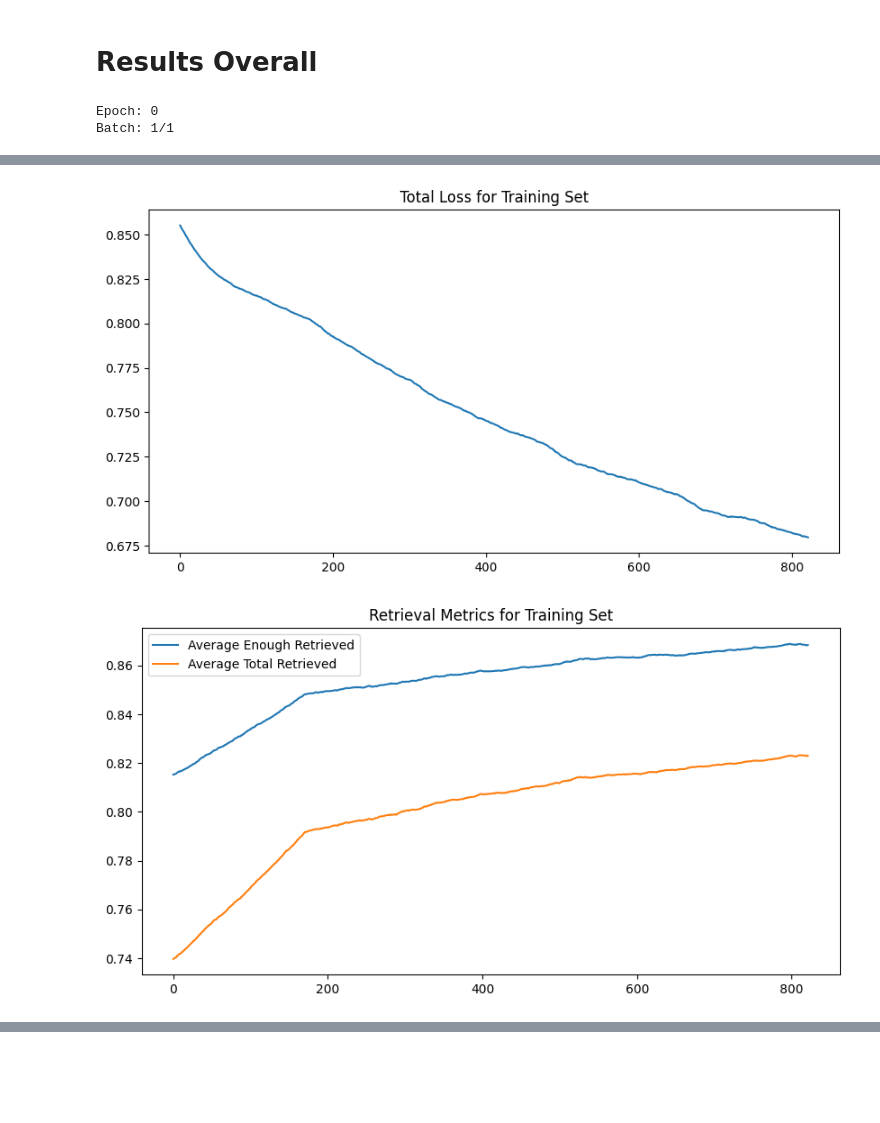
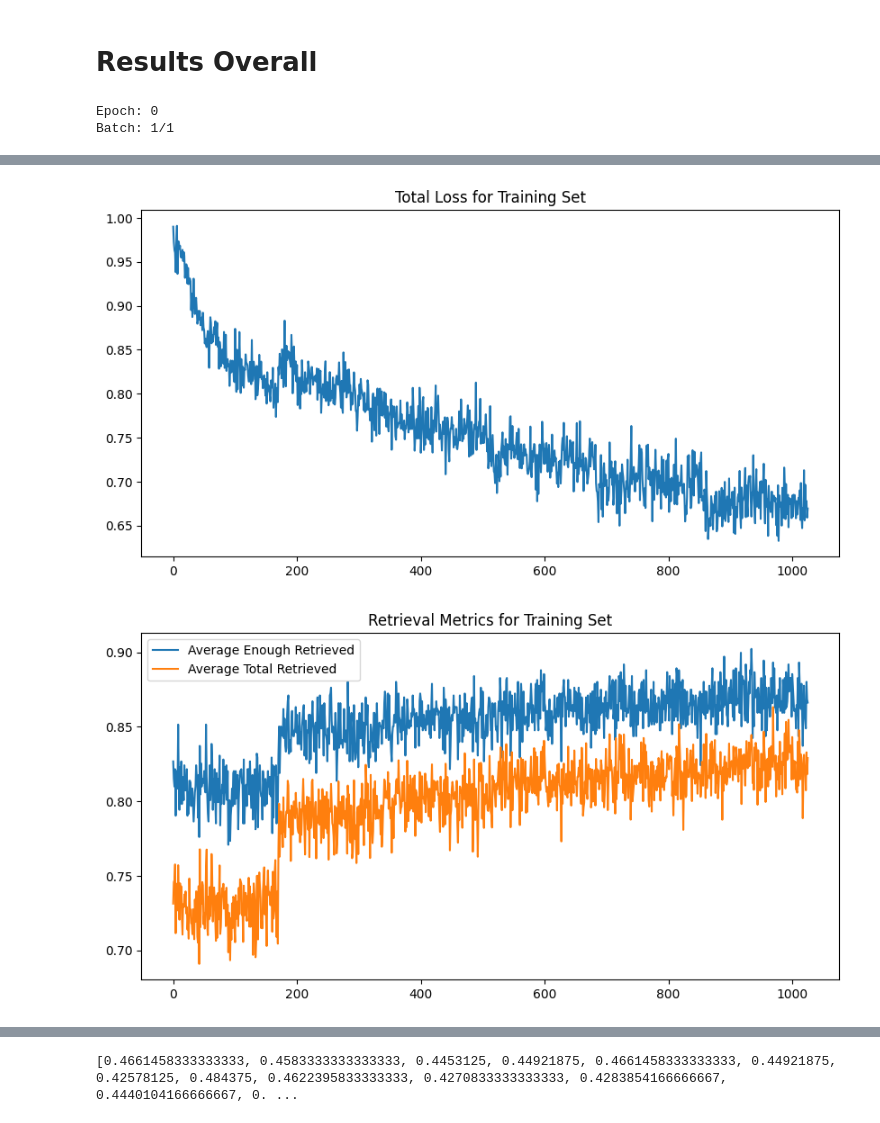
Before and after one commit to ignajgalloupm/tfm_disinformation, a Jupyter notebook: visualize.ipynb, the cells around one changed output, grey strips where cells are left out. Cells and saved outputs as stored; diff of their text form; code cells hidden in the pictures; blank space fills up the shorter version.

```diff
--- a/visualize.ipynb
+++ b/visualize.ipynb
@@ -223,7 +230,17 @@ with open("metrics/tracking_train_v1.json", "r") as f:
 with open("metrics/tracking_eval_v1.json", "r") as f:
     tracking_eval = json.load(f)
 
-print_progress(epoch=0, batch=1, num_total_batches=1, tracking_train=tracking_train, tracking_eval=tracking_eval, ma_ratio=0.2)
+# for tracking_train enough_retrieved and total_retrived, divide the series in 7 blocks of equal length
+# and calculate their mean
+l = int(len(tracking_train["average_enough_retrieved"])/6)
+
+# tracking_train["average_enough_retrieved"] = [sum(tracking_train["average_enough_retrieved"][i*l:(i+1)*l])/l for i in range(0, 6)]
+# tracking_train["average_total_retrieved"] = [sum(tracking_train["average_total_retrieved"][i*l:(i+1)*l])/l for i in range(0, 6)]
+# tracking_train["overall_f1"] = [sum(tracking_train["overall_f1"][i*l:(i+1)*l])/l for i in range(0, 6)]
+# tracking_train["overall_accuracy"] = [sum(tracking_train["overall_accuracy"][i*l:(i+1)*l])/l for i in range(0, 6)]
+
+print_progress(epoch=0, batch=1, num_total_batches=1, tracking_train=tracking_train, tracking_eval=tracking_eval, ma_ratio=0.0)
+print(tracking_train["overall_accuracy"])
 # %% [output]
 Epoch: 0
 Batch: 1/1
@@ -232,2 +249,2 @@ Batch: 1/1
-[figure, old version]
+[figure, new version]
-[figure, old version]
+[figure, new version]
@@ -237,3 +254,4 @@ Batch: 1/1
 [figure]
 [figure]
 [figure]
+[0.4661458333333333, 0.4583333333333333, 0.4453125, 0.44921875, 0.4661458333333333, 0.44921875, 0.42578125, 0.484375, 0.4622395833333333, 0.4270833333333333, 0.4283854166666667, 0.4440104166666667, 0. ...
```
Also changed, not shown: parts of 2 cells of this notebook, 12 other files.
